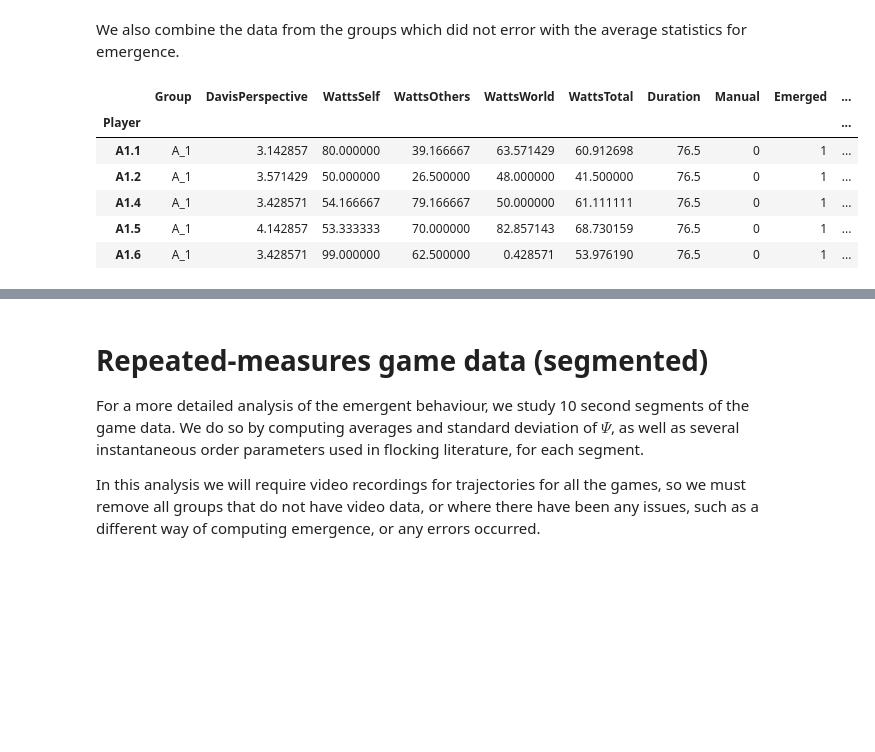
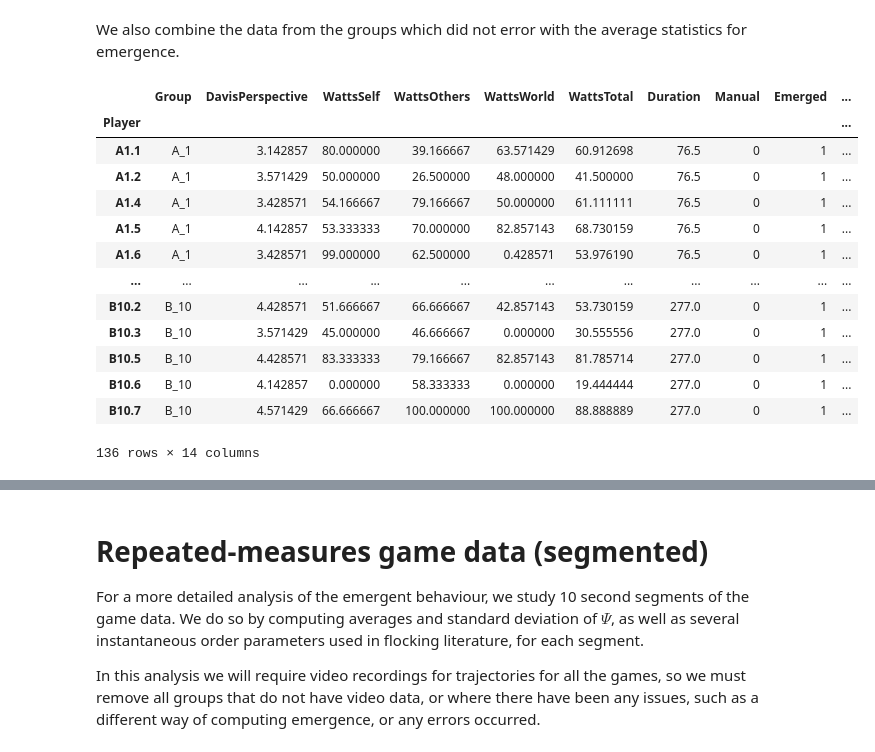
Before and after one commit to Synch-Live/DataAnalysis2022, a Jupyter notebook: analysis/playground.ipynb, the cells around one changed output, grey strips where cells are left out. Cells and saved outputs as stored; diff of their text form; code cells hidden in the pictures; blank space fills up the shorter version.

```diff
--- a/analysis/playground.ipynb
+++ b/analysis/playground.ipynb
@@ -198,15 +198,22 @@ We also combine the data from the groups which did not error with the average st
 df_player_group_psi = df_player.join(pd.DataFrame(pstats).T, on='Group', how='outer')
 df_player_group_psi.Duration /= FRAMERATE
 # %%
-df_player_group_psi.head()
+df_player_group_psi
 # %% [output]
 |  | Group | DavisPerspective | WattsSelf | WattsOthers | WattsWorld | WattsTotal | Duration | Manual | Emerged | ... |
 | Player |  |  |  |  |  |  |  |  |  | ... |
 | A1.1 | A_1 | 3.142857 | 80.000000 | 39.166667 | 63.571429 | 60.912698 | 76.5 | 0 | 1 | ... |
 | A1.2 | A_1 | 3.571429 | 50.000000 | 26.500000 | 48.000000 | 41.500000 | 76.5 | 0 | 1 | ... |
 | A1.4 | A_1 | 3.428571 | 54.166667 | 79.166667 | 50.000000 | 61.111111 | 76.5 | 0 | 1 | ... |
 | A1.5 | A_1 | 4.142857 | 53.333333 | 70.000000 | 82.857143 | 68.730159 | 76.5 | 0 | 1 | ... |
 | A1.6 | A_1 | 3.428571 | 99.000000 | 62.500000 | 0.428571 | 53.976190 | 76.5 | 0 | 1 | ... |
+| ... | ... | ... | ... | ... | ... | ... | ... | ... | ... | ... |
+| B10.2 | B_10 | 4.428571 | 51.666667 | 66.666667 | 42.857143 | 53.730159 | 277.0 | 0 | 1 | ... |
+| B10.3 | B_10 | 3.571429 | 45.000000 | 46.666667 | 0.000000 | 30.555556 | 277.0 | 0 | 1 | ... |
+| B10.5 | B_10 | 4.428571 | 83.333333 | 79.166667 | 82.857143 | 81.785714 | 277.0 | 0 | 1 | ... |
+| B10.6 | B_10 | 4.142857 | 0.000000 | 58.333333 | 0.000000 | 19.444444 | 277.0 | 0 | 1 | ... |
+| B10.7 | B_10 | 4.571429 | 66.666667 | 100.000000 | 100.000000 | 88.888889 | 277.0 | 0 | 1 | ... |
+136 rows × 14 columns
 # %%
 df_player_group_psi.to_csv('GERF_group_player_data.csv')
 # %%
```
Also changed, not shown: parts of 9 cells of this notebook, 1 other file.
